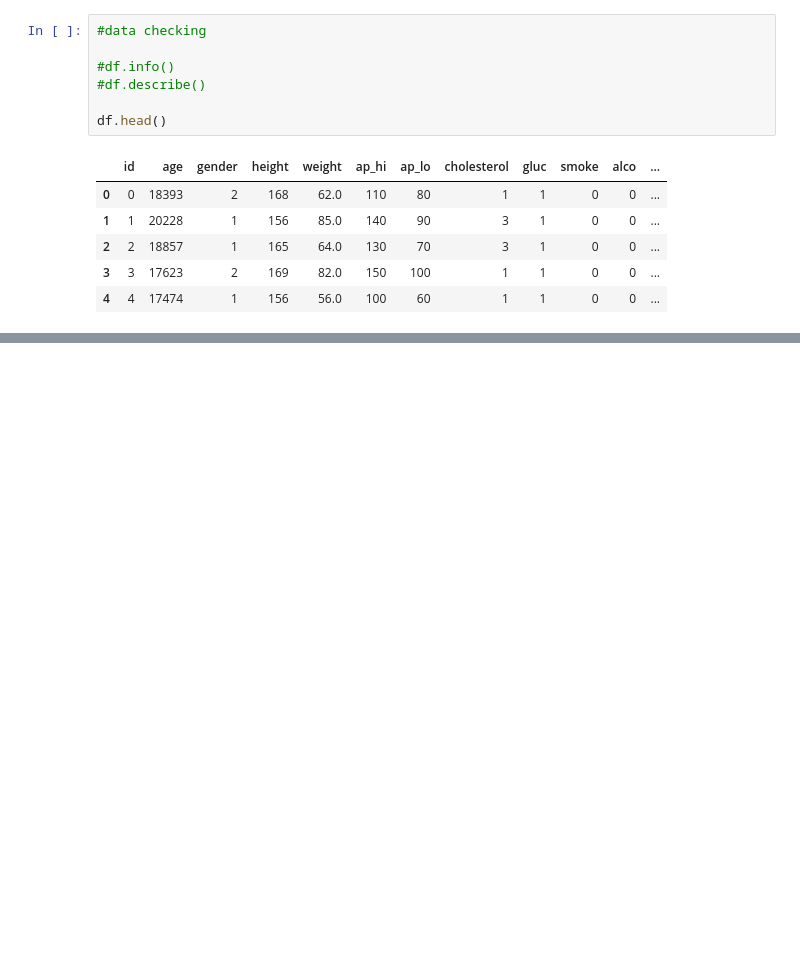
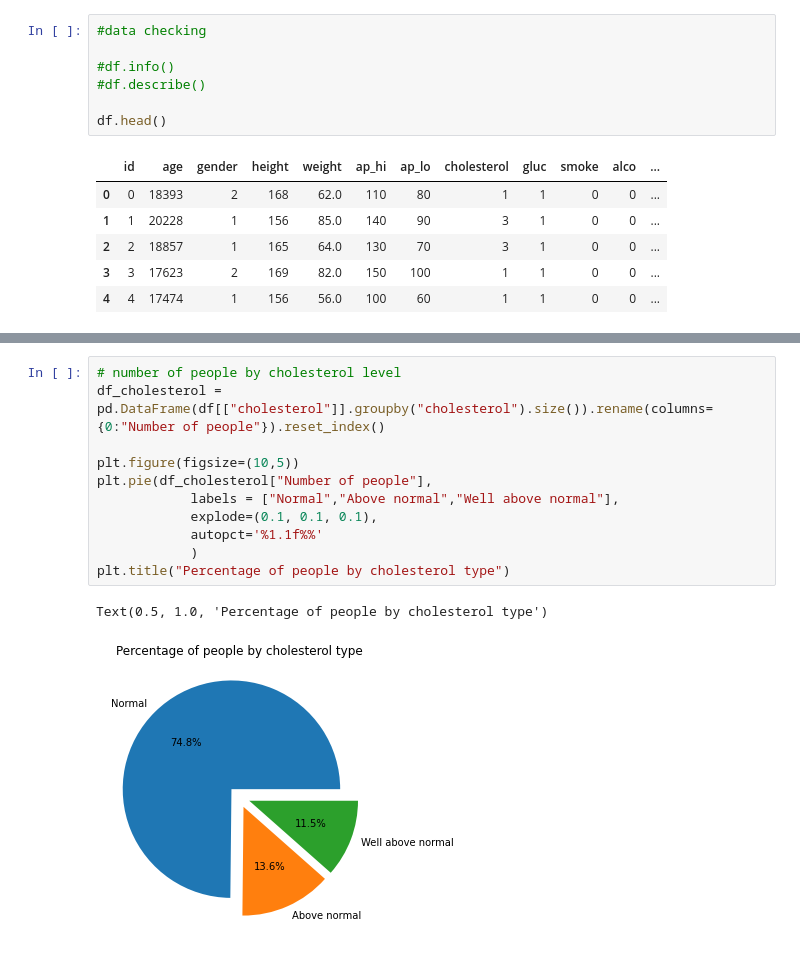
Before and after one commit to SamiFatmi/Machine-Learning-SAMI-FATMI, a Jupyter notebook: Labs/2-Disease_prediction.ipynb, the cells around one changed output, grey strips where cells are left out. Saved outputs shown, nothing was run; the diff lists cells and outputs as text; blank space fills up the shorter version.

```diff
--- a/Labs/2-Disease_prediction.ipynb
+++ b/Labs/2-Disease_prediction.ipynb
@@ -26,0 +39,14 @@ df.head()
+# %%
+# number of people by cholesterol level
+df_cholesterol = pd.DataFrame(df[["cholesterol"]].groupby("cholesterol").size()).rename(columns={0:"Number of people"}).reset_index()
+
+plt.figure(figsize=(10,5))
+plt.pie(df_cholesterol["Number of people"],
+            labels = ["Normal","Above normal","Well above normal"],
+            explode=(0.1, 0.1, 0.1),
+            autopct='%1.1f%%'
+            )
+plt.title("Percentage of people by cholesterol type")
+# %% [output]
+Text(0.5, 1.0, 'Percentage of people by cholesterol type')
+[figure, added]
```
Also changed, not shown: parts of 13 cells of this notebook, 1 other file.
